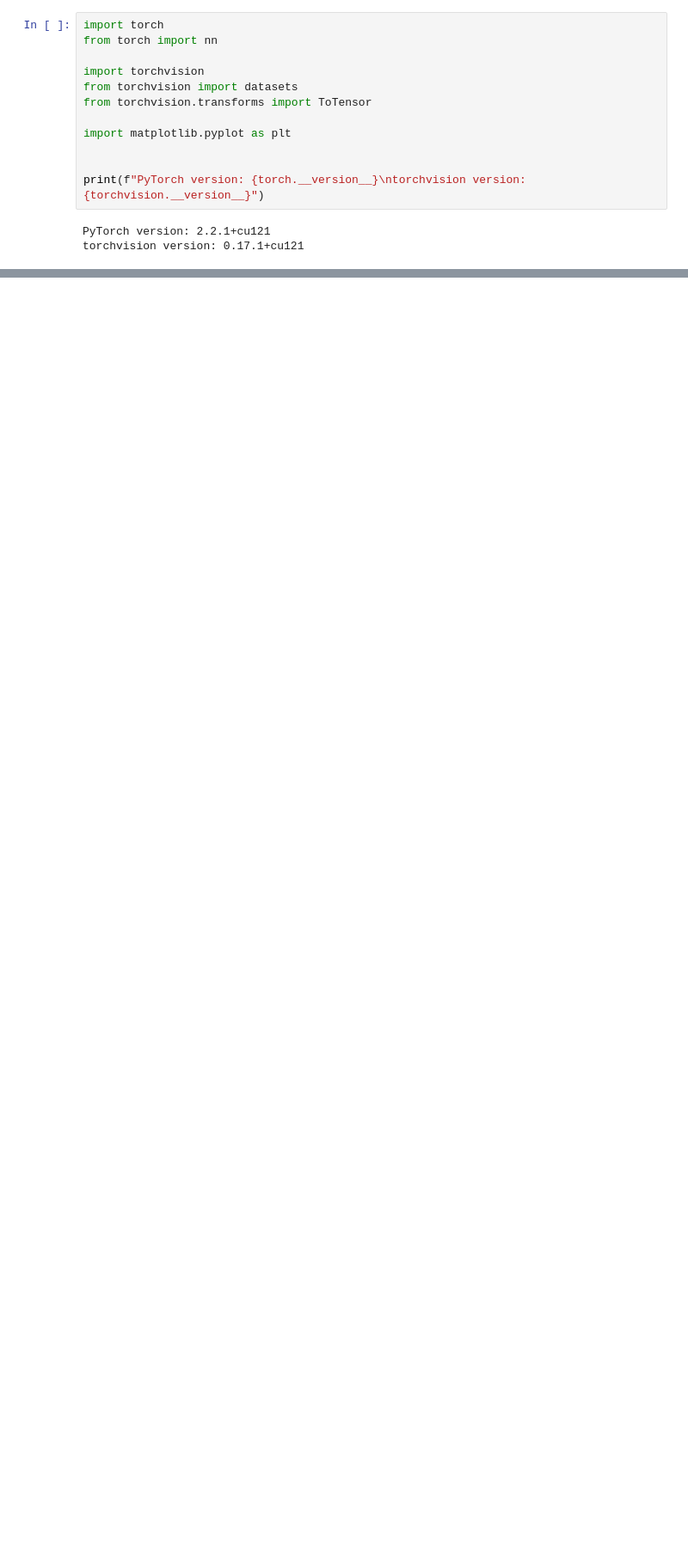
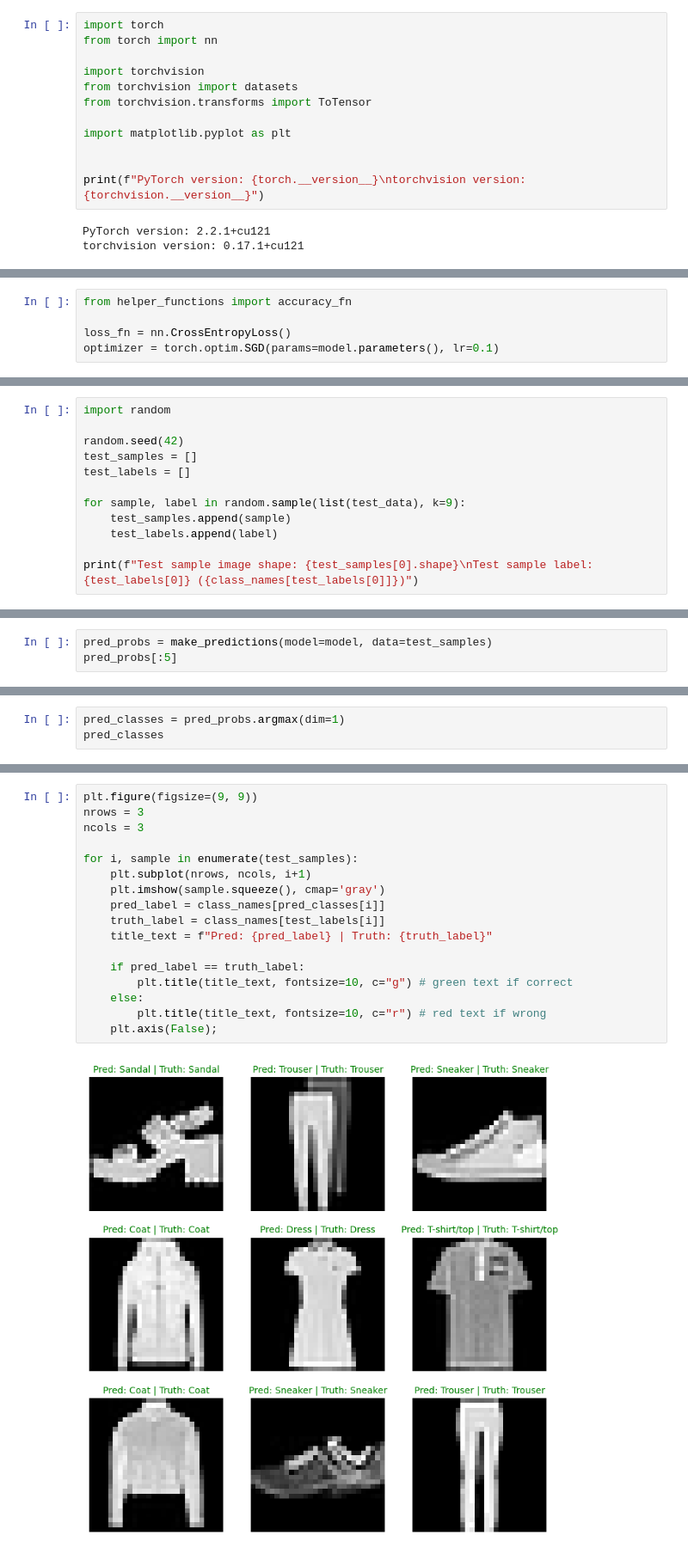
Before and after one commit to mzums/machine-learning, a Jupyter notebook: pytorch/fashion_mnist.ipynb, the cells around one changed output, grey strips where cells are left out. Shown: that part at 86% size. Saved outputs shown, nothing was run; the diff lists cells and outputs as text; blank space fills up the shorter version.

```diff
--- a/pytorch/fashion_mnist.ipynb
+++ b/pytorch/fashion_mnist.ipynb
@@ -48,0 +192,5 @@ Extracting data/FashionMNIST/raw/t10k-labels-idx1-ubyte.gz to data/FashionMNIST/
+# %%
+from helper_functions import accuracy_fn
+
+loss_fn = nn.CrossEntropyLoss()
+optimizer = torch.optim.SGD(params=model.parameters(), lr=0.1)
@@ -48,0 +267,12 @@ Extracting data/FashionMNIST/raw/t10k-labels-idx1-ubyte.gz to data/FashionMNIST/
+# %%
+import random
+
+random.seed(42)
+test_samples = []
+test_labels = []
+
+for sample, label in random.sample(list(test_data), k=9):
+    test_samples.append(sample)
+    test_labels.append(label)
+
+print(f"Test sample image shape: {test_samples[0].shape}\nTest sample label: {test_labels[0]} ({class_names[test_labels[0]]})")
@@ -48,0 +282,3 @@ Extracting data/FashionMNIST/raw/t10k-labels-idx1-ubyte.gz to data/FashionMNIST/
+# %%
+pred_probs = make_predictions(model=model, data=test_samples)
+pred_probs[:5]
@@ -48,0 +296,3 @@ Extracting data/FashionMNIST/raw/t10k-labels-idx1-ubyte.gz to data/FashionMNIST/
+# %%
+pred_classes = pred_probs.argmax(dim=1)
+pred_classes
@@ -48,0 +305,19 @@ Extracting data/FashionMNIST/raw/t10k-labels-idx1-ubyte.gz to data/FashionMNIST/
+# %%
+plt.figure(figsize=(9, 9))
+nrows = 3
+ncols = 3
+
+for i, sample in enumerate(test_samples):
+    plt.subplot(nrows, ncols, i+1)
+    plt.imshow(sample.squeeze(), cmap='gray')
+    pred_label = class_names[pred_classes[i]]
+    truth_label = class_names[test_labels[i]]
+    title_text = f"Pred: {pred_label} | Truth: {truth_label}"
+
+    if pred_label == truth_label:
+        plt.title(title_text, fontsize=10, c="g") # green text if correct
+    else:
+        plt.title(title_text, fontsize=10, c="r") # red text if wrong
+    plt.axis(False);
+# %% [output]
+[figure, added]
```
Also changed, not shown: parts of 24 cells of this notebook.
